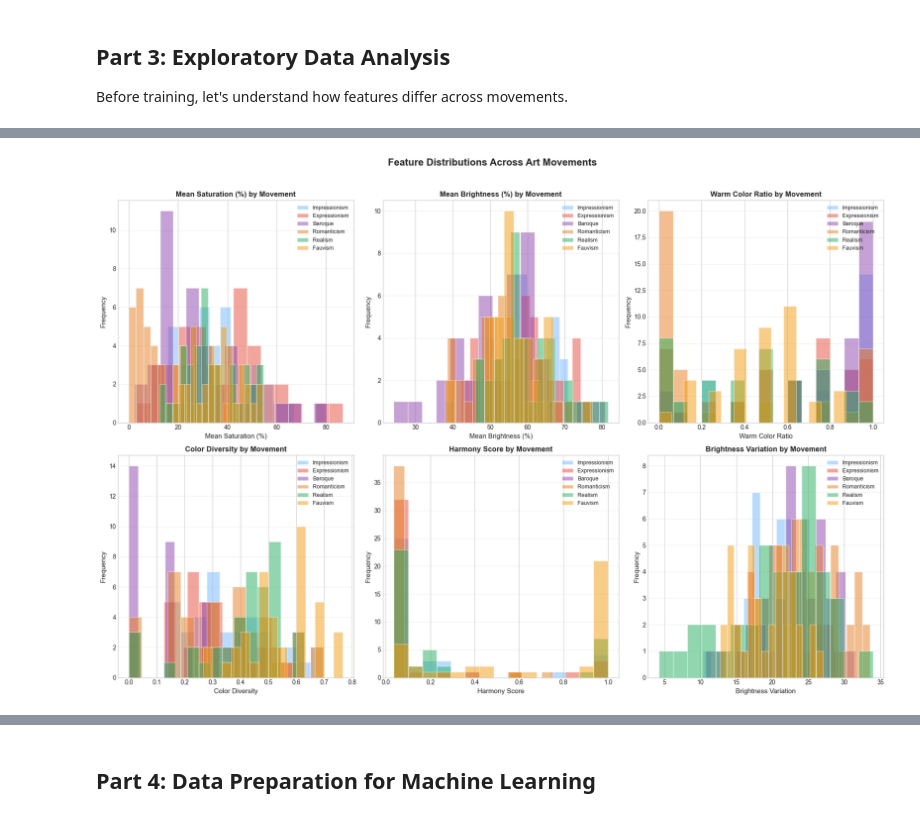
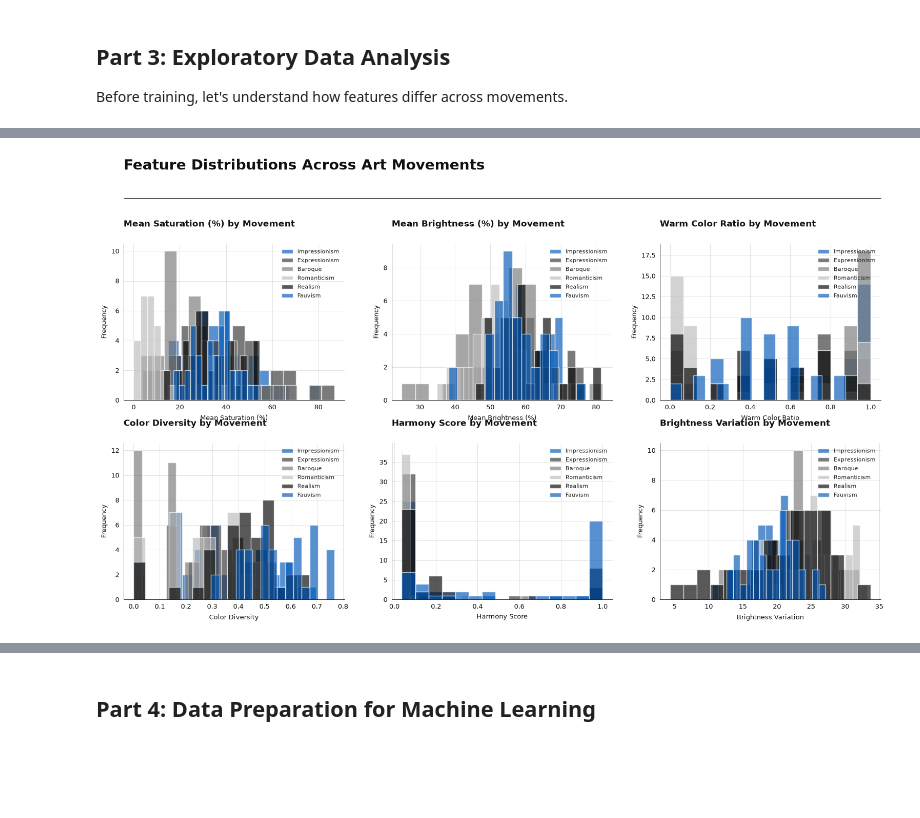
Before and after one commit to MichailSemoglou/renoir, a Jupyter notebook: examples/color_analysis/12_art_movement_classification.ipynb, the cells around one changed output, grey strips where cells are left out. Cells and saved outputs as stored; diff of their text form; code cells hidden in the pictures; blank space fills up the shorter version.

```diff
--- a/examples/color_analysis/12_art_movement_classification.ipynb
+++ b/examples/color_analysis/12_art_movement_classification.ipynb
@@ -345,22 +337,15 @@ Fauvism          40
 Name: count, dtype: int64
 # %%
 # Visualize class distribution
-fig, ax = plt.subplots(figsize=(10, 6))
-
+fig = create_figure('Training Dataset: Samples per Movement', figsize=(12, 6))
+ax = add_panel(fig, 0, 1.25, 12, 6.75)
 class_counts = df['movement'].value_counts()
-colors = [MOVEMENT_COLORS.get(m, '#95a5a6') for m in class_counts.index]
-
-bars = ax.barh(class_counts.index, class_counts.values, color=colors, edgecolor='white', linewidth=2)
-
-# Add count labels
+colors = [MOVEMENT_COLORS.get(m, '#999999') for m in class_counts.index]
+bars = ax.barh(class_counts.index, class_counts.values, color=colors, edgecolor='white', linewidth=0.7)
 for bar, count in zip(bars, class_counts.values):
     ax.text(bar.get_width() + 0.5, bar.get_y() + bar.get_height()/2,
-            f'{count}', va='center', fontsize=12, fontweight='bold')
-
-ax.set_xlabel('Number of Samples', fontsize=12, fontweight='bold')
-ax.set_title('Training Dataset: Samples per Movement', fontsize=14, fontweight='bold')
+            f'{count}', va='center', fontsize=9, color=BLACK)
+style_axis(ax, 'Number of Samples', 'Movement')
 ax.set_xlim(0, max(class_counts.values) * 1.15)
-
-plt.tight_layout()
 plt.show()
 # %% [output]
@@ -400,34 +385,25 @@ Romanticism              0.31  0.18          0.08  0.14          26.10  4.12
 # %%
 # Visualize key feature distributions by movement
-fig, axes = plt.subplots(2, 3, figsize=(18, 12))
-
+fig = create_figure('Feature Distributions Across Art Movements', figsize=(16, 10))
 features_to_plot = [
     ('mean_saturation', 'Mean Saturation (%)'),
     ('mean_brightness', 'Mean Brightness (%)'),
     ('warm_ratio', 'Warm Color Ratio'),
     ('color_diversity', 'Color Diversity'),
     ('harmony_score', 'Harmony Score'),
     ('std_brightness', 'Brightness Variation')
 ]
-
-for ax, (feature, title) in zip(axes.flat, features_to_plot):
-    for movement in df['movement'].unique():
+positions = [(0, 1.25), (4.25, 1.25), (8.5, 1.25), (0, 4.75), (4.25, 4.75), (8.5, 4.75)]
+for (column, row), (feature, title) in zip(positions, features_to_plot):
+    ax = add_panel(fig, column, row, 3.5, 2.75, f'{title} by Movement')
+    for index, movement in enumerate(df['movement'].unique()):
         subset = df[df['movement'] == movement]
-        color = MOVEMENT_COLORS.get(movement, '#95a5a6')
-        ax.hist(subset[feature], alpha=0.5, label=movement,
-                bins=15, color=color, edgecolor='white')
-
-    ax.set_xlabel(title, fontsize=11)
-    ax.set_ylabel('Frequency', fontsize=11)
-    ax.set_title(f'{title} by Movement', fontsize=12, fontweight='bold')
-    ax.legend(fontsize=9, loc='upper right')
-    ax.grid(axis='y', alpha=0.3)
-
-plt.suptitle('Feature Distributions Across Art Movements',
-             fontsize=16, fontweight='bold', y=1.02)
-plt.tight_layout()
+        ax.hist(subset[feature], alpha=0.65, label=movement,
+                bins=15, color=SERIES_COLORS[index % len(SERIES_COLORS)], edgecolor='white')
+    style_axis(ax, title, 'Frequency')
+    ax.legend(loc='upper right', frameon=False, fontsize=8)
 plt.show()
 # %% [output]
-[figure, old version]
+[figure, new version]
 # %%
 # Correlation heatmap of features
```
Also changed, not shown: parts of 19 cells of this notebook, 21 other files.
